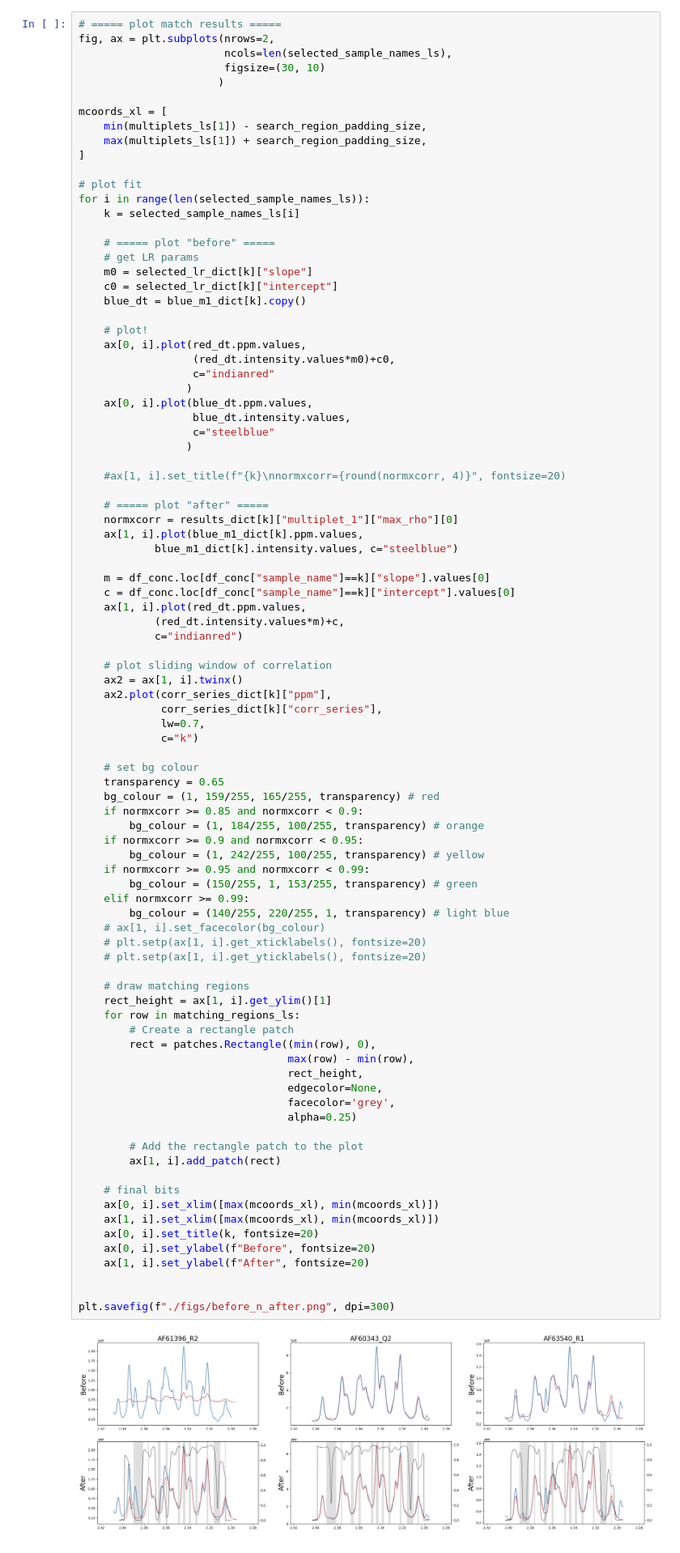
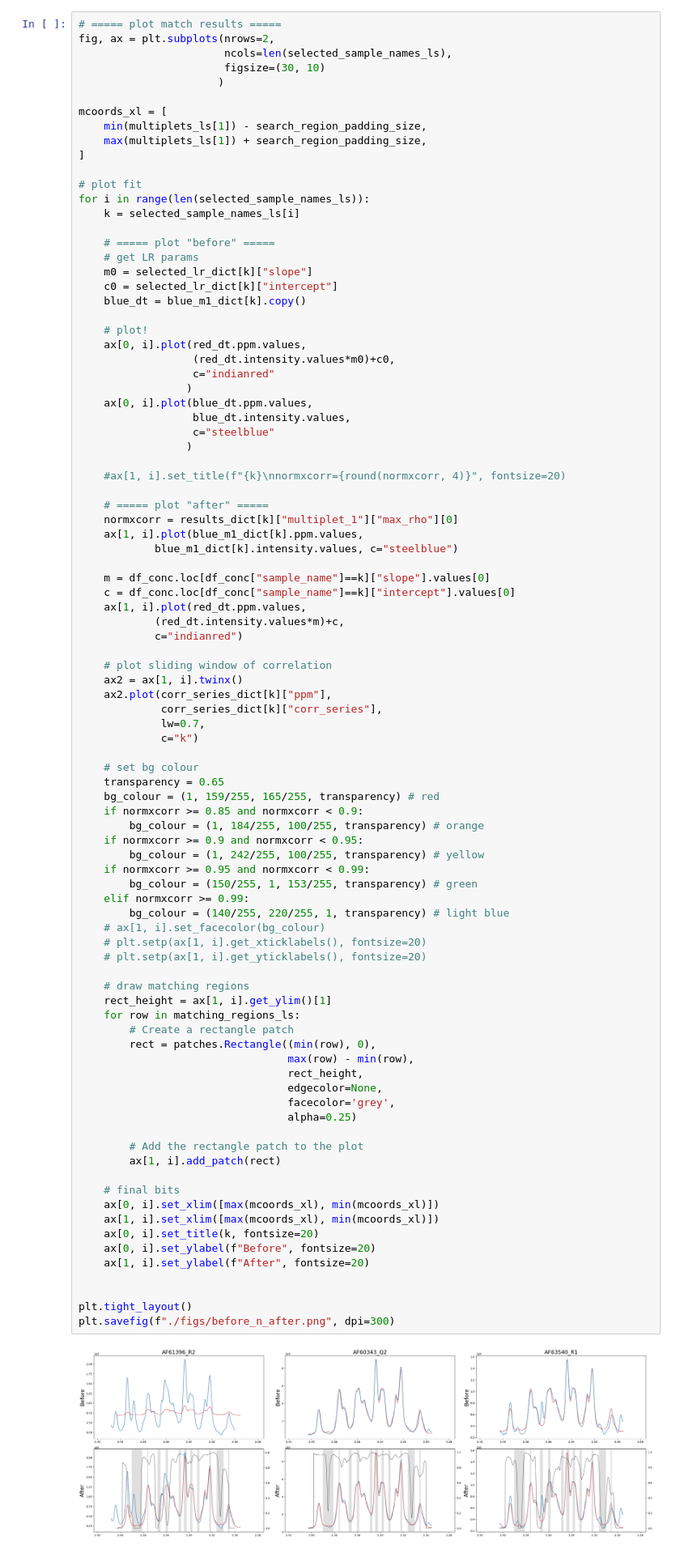
Before and after one commit to AWRIMetabolomics/pro-nmr-quant-2024, a Jupyter notebook: making_figs.ipynb, the cells around one changed output. Shown at 81% size. Cells and saved outputs as stored; diff of their text form.

```diff
--- a/making_figs.ipynb
+++ b/making_figs.ipynb
@@ -205,31 +205,32 @@ for i in range(len(selected_sample_names_ls)):
     elif normxcorr >= 0.99:
         bg_colour = (140/255, 220/255, 1, transparency) # light blue
     # ax[1, i].set_facecolor(bg_colour)
     # plt.setp(ax[1, i].get_xticklabels(), fontsize=20)
     # plt.setp(ax[1, i].get_yticklabels(), fontsize=20)
 
     # draw matching regions
     rect_height = ax[1, i].get_ylim()[1]
     for row in matching_regions_ls:
         # Create a rectangle patch
         rect = patches.Rectangle((min(row), 0),
                                  max(row) - min(row),
                                  rect_height,
                                  edgecolor=None,
                                  facecolor='grey',
                                  alpha=0.25)
 
         # Add the rectangle patch to the plot
         ax[1, i].add_patch(rect)
 
     # final bits
     ax[0, i].set_xlim([max(mcoords_xl), min(mcoords_xl)])
     ax[1, i].set_xlim([max(mcoords_xl), min(mcoords_xl)])
     ax[0, i].set_title(k, fontsize=20)
     ax[0, i].set_ylabel(f"Before", fontsize=20)
     ax[1, i].set_ylabel(f"After", fontsize=20)
 
 
+plt.tight_layout()
 plt.savefig(f"./figs/before_n_after.png", dpi=300)
 # %% [output]
-[figure, old version]
+[figure, new version]
```
Also changed, not shown: 2 other files.
